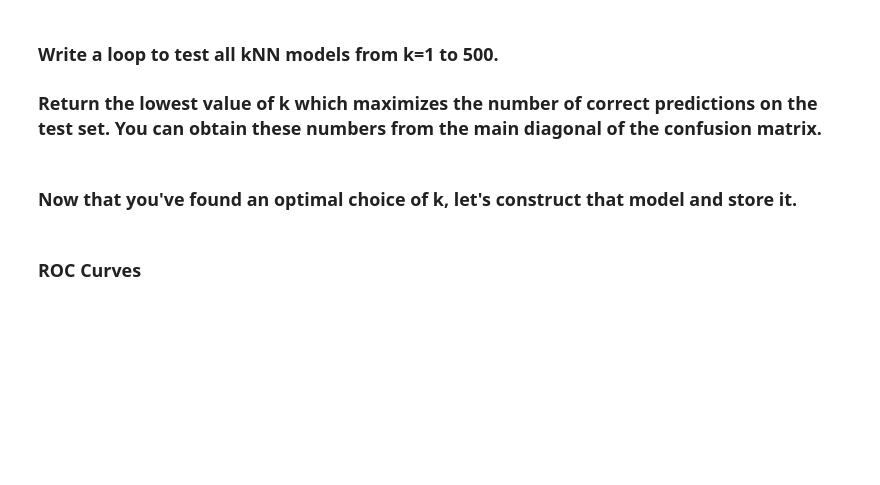
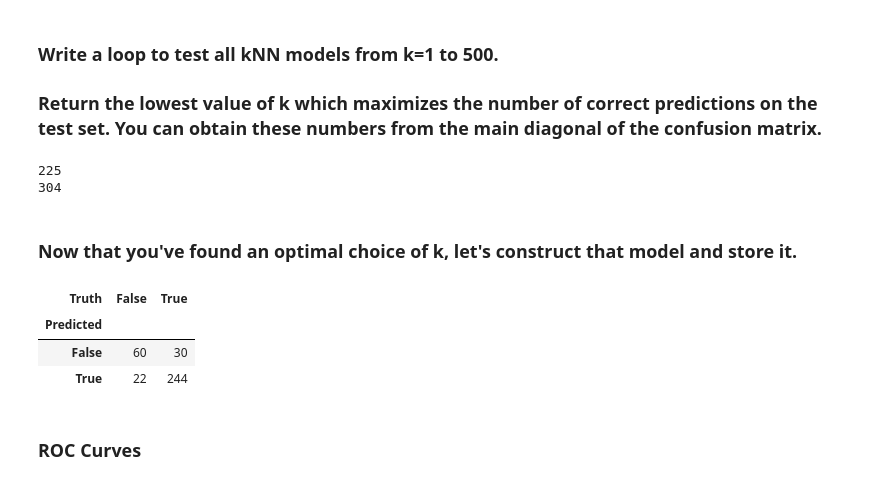
Before and after one commit to benjiezastavker-star/code_2600, a Jupyter notebook: mod06_classification.ipynb, the cells around one changed output. Drawn from its saved outputs; the diff is of its cells as text; code cells hidden in the pictures; blank space fills up the shorter version.

```diff
--- a/mod06_classification.ipynb
+++ b/mod06_classification.ipynb
@@ -272,23 +358,59 @@ confusion_table(knn500_test, y_test)
 
 ### Return the lowest value of k which maximizes the number of correct predictions on the test set. You can obtain these numbers from the main diagonal of the confusion matrix.
 # %%
+
+#knn = KNeighborsClassifier(n_neighbors=k)
+#knn.fit(X_train_array, y_train)
+#knn_test = knn.predict(X_test_array)
+#table = confusion_table(knn_test, y_test)
+
+#add these up to see all values which should be predicated as false (ideally)
+#fpa = confusion_table.loc[True, False] #should be 'false' but predicated as 'true'
+#tna = confusion_table.loc[False, False]
+
+#add these up to see all vlaues which should be predicted as true (ideally)
+#tpa = confusion_table.loc[True, True]
+#fna = confusion_table.loc[False, True] #should be true but predicted as fales
+
+
+
+
+
+
 best_k = 0
 num_correct_pred = 0
+num_correct_pred_king = 0
 
 for k in range(1,500):
-    #fillin
+    knn = KNeighborsClassifier(n_neighbors=k)
+    knn.fit(X_train_array, y_train)
+    knn_test = knn.predict(X_test_array)
+    table = confusion_table(knn_test, y_test)
+    tpa = table.loc[True, True]
+    tna = table.loc[False, False]
+    num_correct_pred = tpa + tna
+    if num_correct_pred > num_correct_pred_king:
+      num_correct_pred_king = num_correct_pred
+      best_k = k
 
 print(best_k)
-print(num_correct_pred)
+print(num_correct_pred_king)
+# %% [output]
+225
+304
 # %% [markdown]
 ### Now that you've found an optimal choice of k, let's construct that model and store it.
 # %%
-knn_opt = KNeighborsClassifier(n_neighbors=#fillin
-                               )
+knn_opt = KNeighborsClassifier(n_neighbors=225)
 knn_opt.fit(X_train_array, y_train)
 knn_opt_test = knn_opt.predict(X_test_array)
 
 confusion_table(knn_opt_test, y_test)
+# %% [output]
+| Truth | False | True |
+| Predicted |  |  |
+| False | 60 | 30 |
+| True | 22 | 244 |
 # %% [markdown]
 ### ROC Curves
 # %%
```
Also changed, not shown: parts of 16 cells of this notebook.
